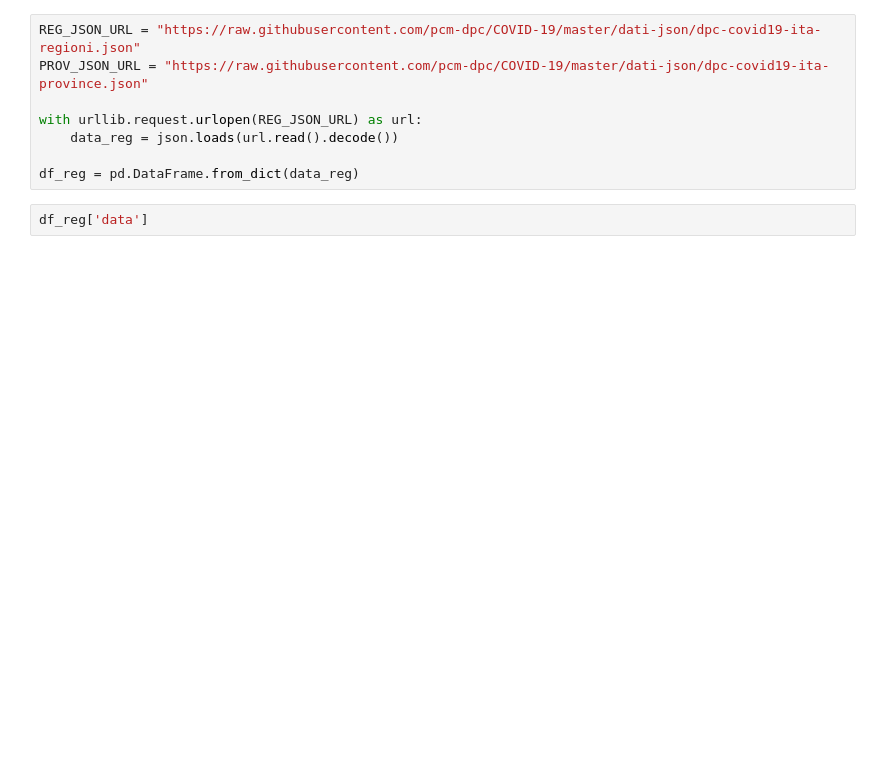
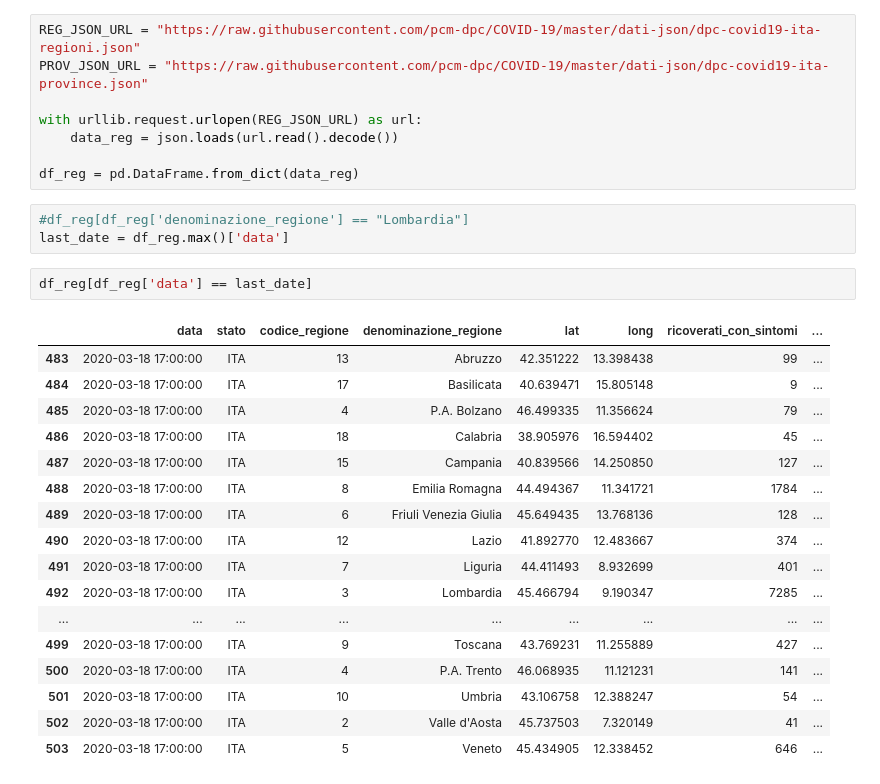
Before and after one commit to foppini975/covid19, a Jupyter notebook: Report.ipynb, the cells around one changed output. Cells and saved outputs as stored; diff of their text form; blank space fills up the shorter version.

```diff
--- a/Report.ipynb
+++ b/Report.ipynb
@@ -79,5 +93,26 @@ with urllib.request.urlopen(REG_JSON_URL) as url:
 	data_reg = json.loads(url.read().decode())
 
 df_reg = pd.DataFrame.from_dict(data_reg)
+# %%
+#df_reg[df_reg['denominazione_regione'] == "Lombardia"]
+last_date = df_reg.max()['data']
 # %%
-df_reg['data']
+df_reg[df_reg['data'] == last_date]
+# %% [output]
+|  | data | stato | codice_regione | denominazione_regione | lat | long | ricoverati_con_sintomi | ... |
+| 483 | 2020-03-18 17:00:00 | ITA | 13 | Abruzzo | 42.351222 | 13.398438 | 99 | ... |
+| 484 | 2020-03-18 17:00:00 | ITA | 17 | Basilicata | 40.639471 | 15.805148 | 9 | ... |
+| 485 | 2020-03-18 17:00:00 | ITA | 4 | P.A. Bolzano | 46.499335 | 11.356624 | 79 | ... |
+| 486 | 2020-03-18 17:00:00 | ITA | 18 | Calabria | 38.905976 | 16.594402 | 45 | ... |
+| 487 | 2020-03-18 17:00:00 | ITA | 15 | Campania | 40.839566 | 14.250850 | 127 | ... |
+| 488 | 2020-03-18 17:00:00 | ITA | 8 | Emilia Romagna | 44.494367 | 11.341721 | 1784 | ... |
+| 489 | 2020-03-18 17:00:00 | ITA | 6 | Friuli Venezia Giulia | 45.649435 | 13.768136 | 128 | ... |
+| 490 | 2020-03-18 17:00:00 | ITA | 12 | Lazio | 41.892770 | 12.483667 | 374 | ... |
+| 491 | 2020-03-18 17:00:00 | ITA | 7 | Liguria | 44.411493 | 8.932699 | 401 | ... |
+| 492 | 2020-03-18 17:00:00 | ITA | 3 | Lombardia | 45.466794 | 9.190347 | 7285 | ... |
+| ... | ... | ... | ... | ... | ... | ... | ... | ... |
+| 499 | 2020-03-18 17:00:00 | ITA | 9 | Toscana | 43.769231 | 11.255889 | 427 | ... |
+| 500 | 2020-03-18 17:00:00 | ITA | 4 | P.A. Trento | 46.068935 | 11.121231 | 141 | ... |
+| 501 | 2020-03-18 17:00:00 | ITA | 10 | Umbria | 43.106758 | 12.388247 | 54 | ... |
+| 502 | 2020-03-18 17:00:00 | ITA | 2 | Valle d'Aosta | 45.737503 | 7.320149 | 41 | ... |
+| 503 | 2020-03-18 17:00:00 | ITA | 5 | Veneto | 45.434905 | 12.338452 | 646 | ... |
```
Also changed, not shown: parts of 2 cells of this notebook.
